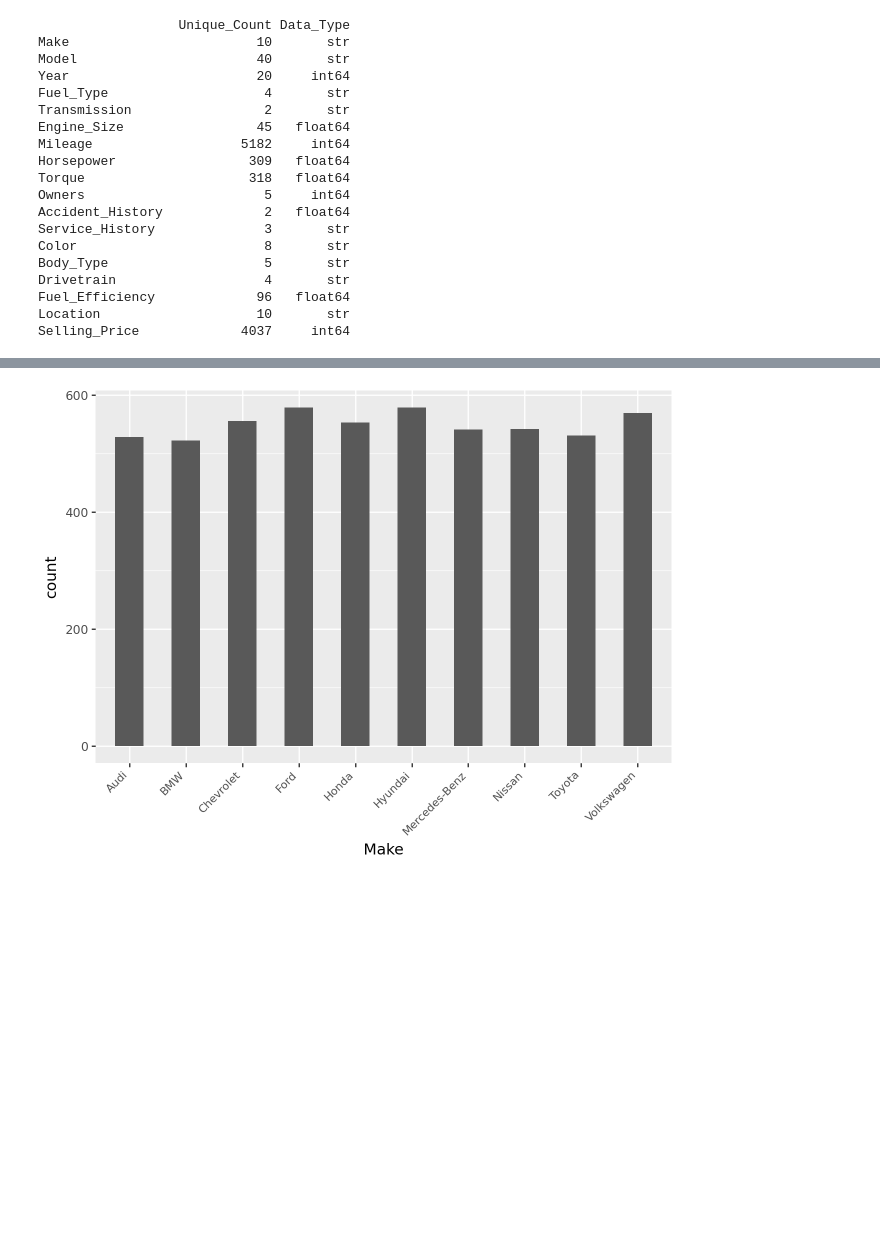
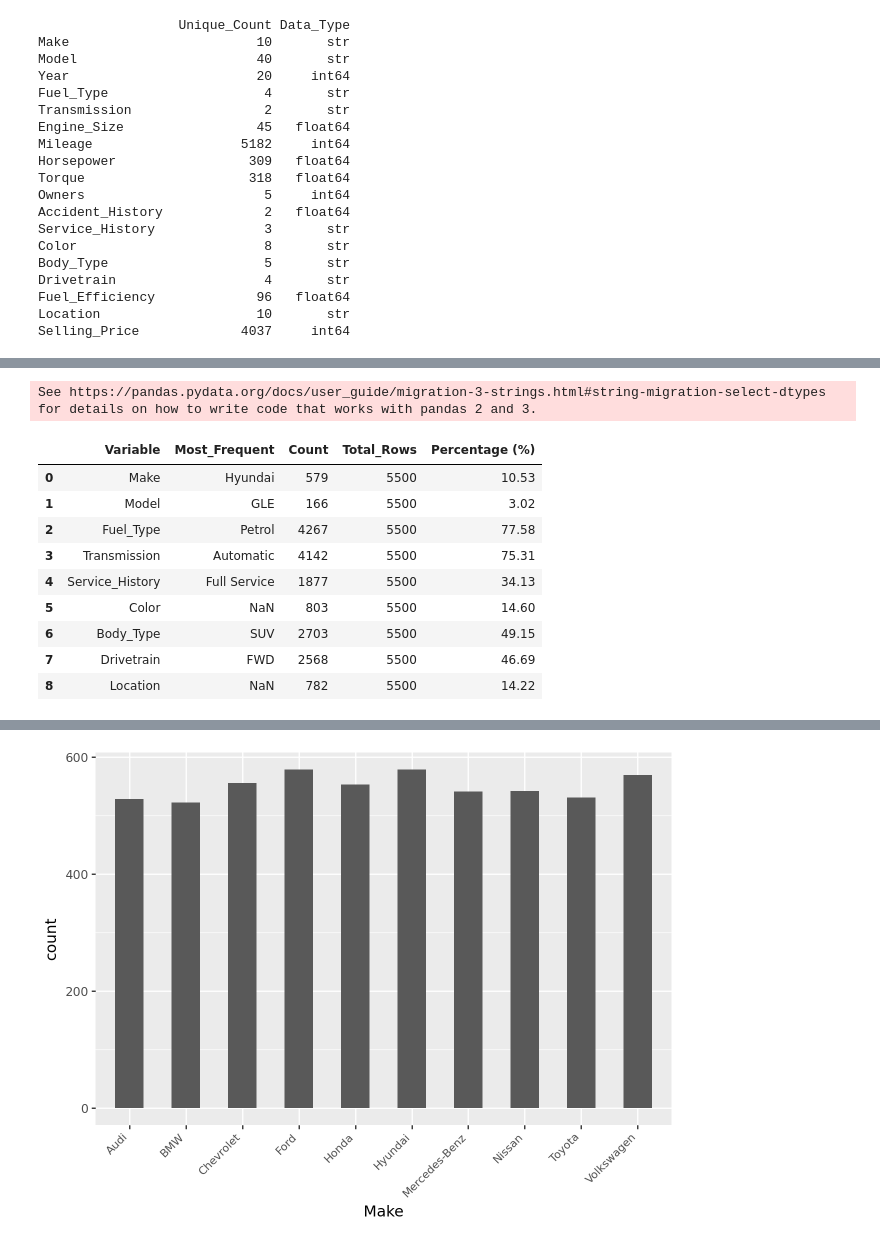
Before and after one commit to idowein/data-science-course-HIT, a Jupyter notebook: HW1/HW1_automobile_EDA.ipynb, the cells around one changed output, grey strips where cells are left out. Drawn from its saved outputs; the diff is of its cells as text; code cells hidden in the pictures; blank space fills up the shorter version.

```diff
--- a/HW1/HW1_automobile_EDA.ipynb
+++ b/HW1/HW1_automobile_EDA.ipynb
@@ -261,0 +270,38 @@ pln.ggplot(card_df, pln.aes(x='Variable', y='Unique_Count')) \
+# %%
+cat_summary = [] # cat = categorial
+
+# סינון עמודות קטגוריאליות
+cat_cols = df.select_dtypes(include=['object', 'category']).columns
+
+for col in cat_cols:
+    s = df[col]
+    counts = s.value_counts(dropna=False)
+
+    if not counts.empty:
+        top_val = counts.index[0]
+        top_count = counts.iloc[0]
+        total_len = len(s)                     # אורך העמודה (סך כל השורות)
+        top_pct = (top_count / total_len) * 100
+
+        cat_summary.append({
+            'Variable': col,
+            'Most_Frequent': top_val,
+            'Count': top_count,
+            'Total_Rows': total_len,           # אורך העמודה
+            'Percentage (%)': round(top_pct, 2)
+        })
+
+df_cat_summary = pd.DataFrame(cat_summary)
+df_cat_summary
+# %% [output]
+See https://pandas.pydata.org/docs/user_guide/migration-3-strings.html#string-migration-select-dtypes for details on how to write code that works with pandas 2 and 3.
+|  | Variable | Most_Frequent | Count | Total_Rows | Percentage (%) |
+| 0 | Make | Hyundai | 579 | 5500 | 10.53 |
+| 1 | Model | GLE | 166 | 5500 | 3.02 |
+| 2 | Fuel_Type | Petrol | 4267 | 5500 | 77.58 |
+| 3 | Transmission | Automatic | 4142 | 5500 | 75.31 |
+| 4 | Service_History | Full Service | 1877 | 5500 | 34.13 |
+| 5 | Color | NaN | 803 | 5500 | 14.60 |
+| 6 | Body_Type | SUV | 2703 | 5500 | 49.15 |
+| 7 | Drivetrain | FWD | 2568 | 5500 | 46.69 |
+| 8 | Location | NaN | 782 | 5500 | 14.22 |
```
Also changed, not shown: parts of 5 cells of this notebook.
